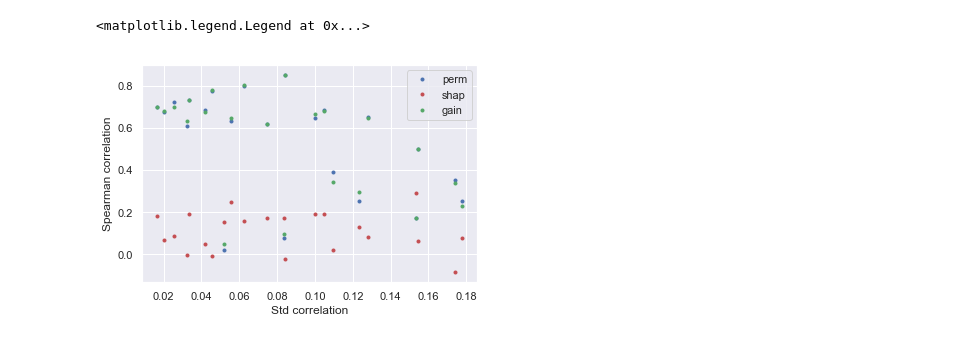
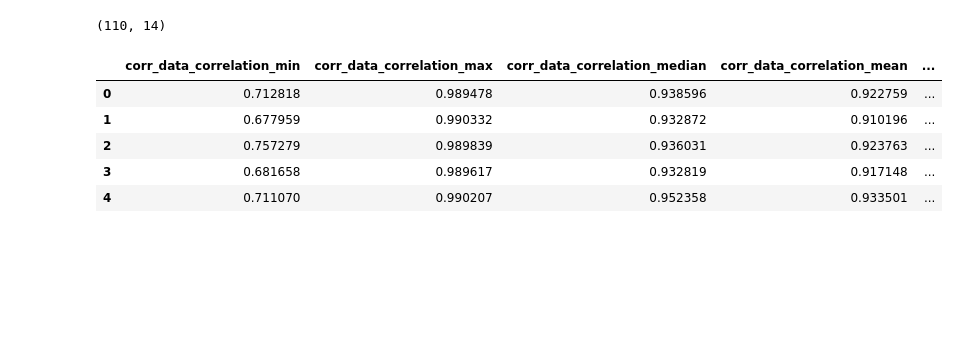
Before and after one commit to DenisVorotyntsev/StopPermutingFeatures, a Jupyter notebook: notebooks/1-exploring-results.ipynb, the cells around one changed output. Saved outputs shown, nothing was run; the diff lists cells and outputs as text; code cells hidden in the pictures; blank space fills up the shorter version.

```diff
--- a/notebooks/1-exploring-results.ipynb
+++ b/notebooks/1-exploring-results.ipynb
@@ -39,11 +13,13 @@ plt.legend()
-# %%
-plt.plot(data["corr_data_abs_correlation_std"], data["permutation_ranks_corr"], ".b", label="perm")
-plt.plot(data["corr_data_abs_correlation_std"], data["shap_ranks_corr"], ".r", label="shap")
-plt.plot(data["corr_data_abs_correlation_std"], data["gain_ranks_corr"], ".g", label="gain")
-
-plt.xlabel("Std correlation")
-plt.ylabel("Spearman correlation")
-plt.legend()
-# %% [output]
-<matplotlib.legend.Legend at 0x...>
-[figure, removed]
+# %%
+data.shape
+# %% [output]
+(110, 14)
+# %%
+data.head()
+# %% [output]
+|  | corr_data_correlation_min | corr_data_correlation_max | corr_data_correlation_median | corr_data_correlation_mean | ... |
+| 0 | 0.712818 | 0.989478 | 0.938596 | 0.922759 | ... |
+| 1 | 0.677959 | 0.990332 | 0.932872 | 0.910196 | ... |
+| 2 | 0.757279 | 0.989839 | 0.936031 | 0.923763 | ... |
+| 3 | 0.681658 | 0.989617 | 0.932819 | 0.917148 | ... |
+| 4 | 0.711070 | 0.990207 | 0.952358 | 0.933501 | ... |
```
Also changed, not shown: parts of 9 cells of this notebook, 5 other files.
